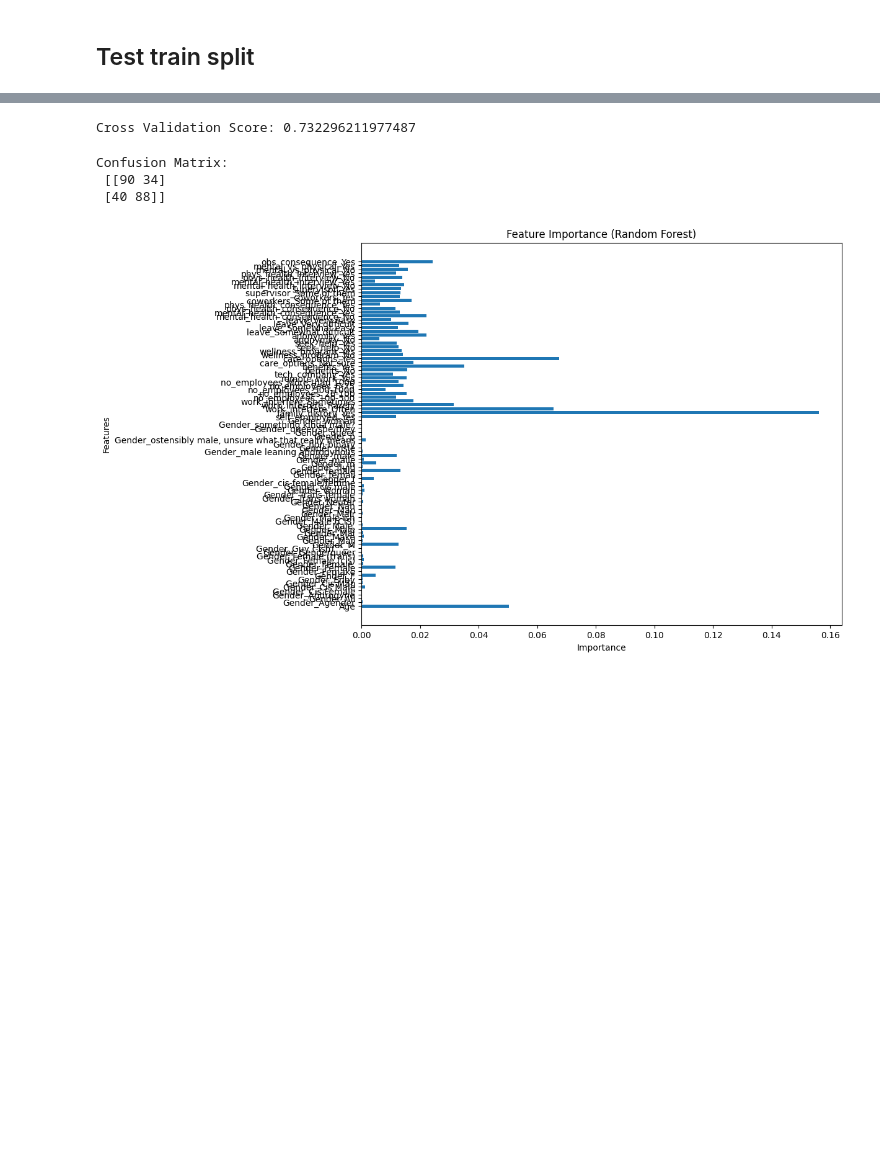
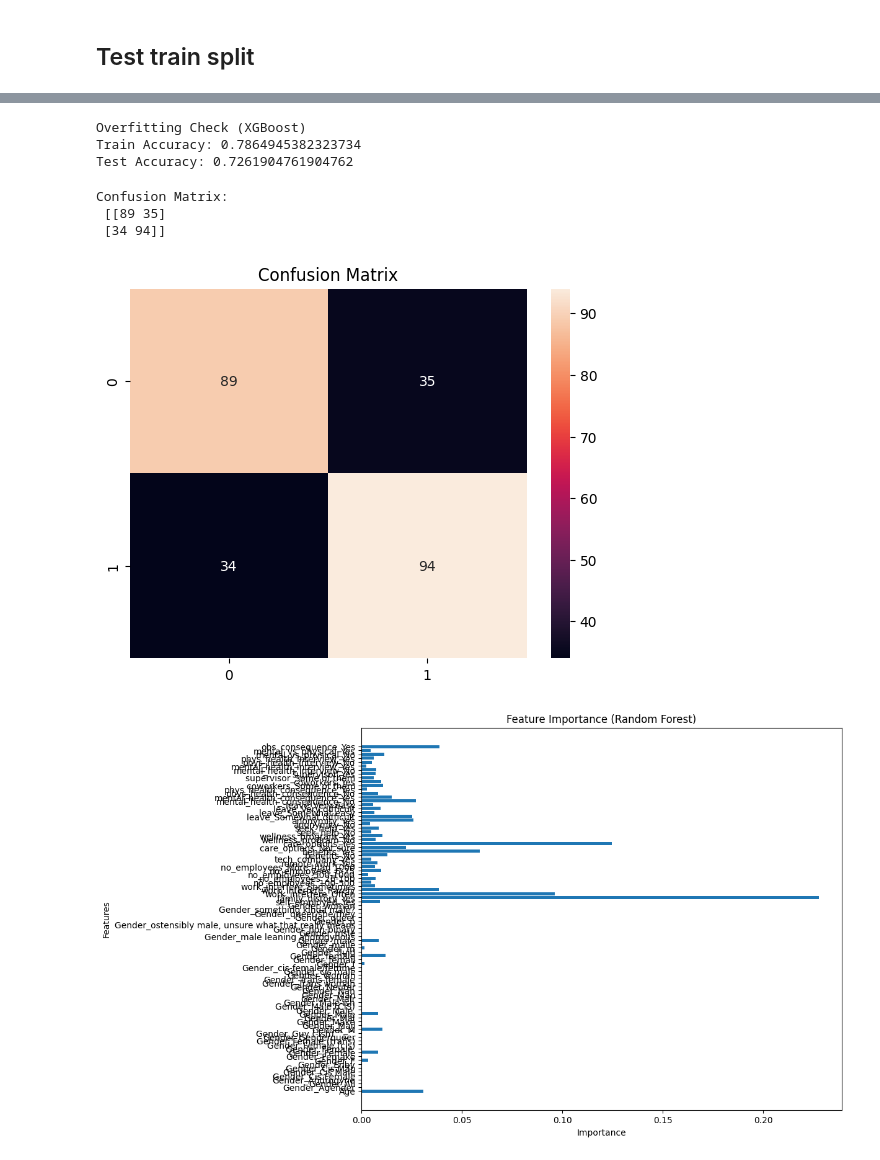
Before and after one commit to Esther-Graceia-Precious/Mental-Health-Risk-Prediction, a Jupyter notebook: Notebook/Mental Health Risk.ipynb, the cells around one changed output, grey strips where cells are left out. Cells and saved outputs as stored; diff of their text form; code cells hidden in the pictures; blank space fills up the shorter version.

```diff
--- a/Notebook/Mental Health Risk.ipynb
+++ b/Notebook/Mental Health Risk.ipynb
@@ -14,7 +17,7 @@ from sklearn.naive_bayes import GaussianNB
 
 from sklearn.metrics import accuracy_score, precision_score, recall_score, f1_score, confusion_matrix
 # %%
-df = pd.read_csv(r"C:\Users\A Esther Graceia\Downloads\survey.csv")
+df = pd.read_csv(r"C:\Users\Mental Health Risk Prediction\data\survey.csv")
 
 print("First 5 rows:")
 print(df.head())
@@ -115,9 +137,24 @@ DecisionTreeClassifier(max_depth=5, random_state=42)
 # %%
-rf = RandomForestClassifier(
-    n_estimators=200,
-    max_depth=10,
-    min_samples_split=5,
-    random_state=42
+rf_params = {
+    'n_estimators': [100, 200],
+    'max_depth': [5, 10],
+    'min_samples_split': [5, 10],
+    'min_samples_leaf': [2, 5]
+}
+
+grid_rf = GridSearchCV(
+    RandomForestClassifier(random_state=42),
+    rf_params,
+    cv=3,
+    scoring='f1',
+    n_jobs=-1
 )
-rf.fit(X_train, y_train)
+
+grid_rf.fit(X_train, y_train)
+
+rf = grid_rf.best_estimator_
+print("\nBest RF Parameters:", grid_rf.best_params_)
+
+y_pred_rf = rf.predict(X_test)
+evaluate("Random Forest", y_test, y_pred_rf)
 # %% [output]
@@ -182,15 +252,23 @@ Test Accuracy: 0.7063492063492064
-# %%
-scores = cross_val_score(rf, X, y, cv=5)
-print("\nCross Validation Score:", scores.mean())
-# %% [output]
-Cross Validation Score: 0.732296211977487
+# %%
+print("\nOverfitting Check (XGBoost)")
+print("Train Accuracy:", xgb.score(X_train, y_train))
+print("Test Accuracy:", xgb.score(X_test, y_test))
+# %% [output]
+Overfitting Check (XGBoost)
+Train Accuracy: 0.7864945382323734
+Test Accuracy: 0.7261904761904762
 # %%
 cm = confusion_matrix(y_test, y_pred_rf)
 print("\nConfusion Matrix:\n", cm)
+
+sns.heatmap(cm, annot=True, fmt='d')
+plt.title("Confusion Matrix")
+plt.show()
 # %% [output]
 Confusion Matrix:
- [[90 34]
- [40 88]]
+ [[89 35]
+ [34 94]]
+[figure, added]
 # %%
 importances = rf.feature_importances_
 
@@ -201,4 +279,4 @@ plt.ylabel("Features")
 plt.title("Feature Importance (Random Forest)")
 plt.show()
 # %% [output]
-[figure, old version]
+[figure, new version]
```
Also changed, not shown: parts of 13 cells of this notebook.
